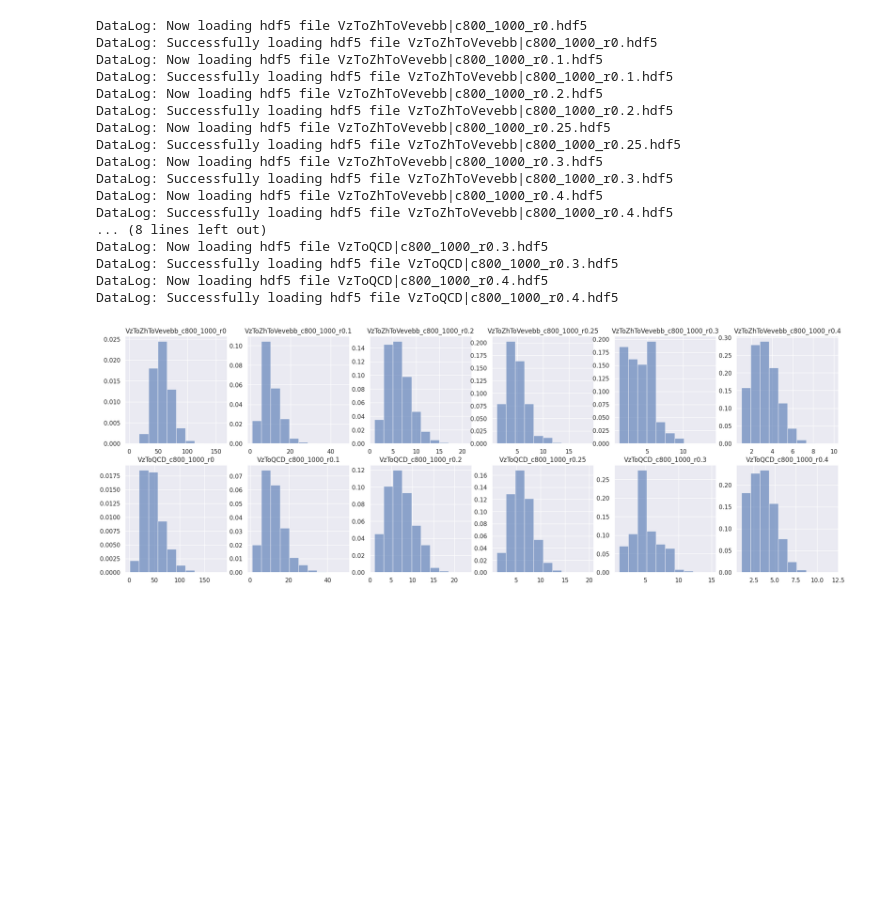
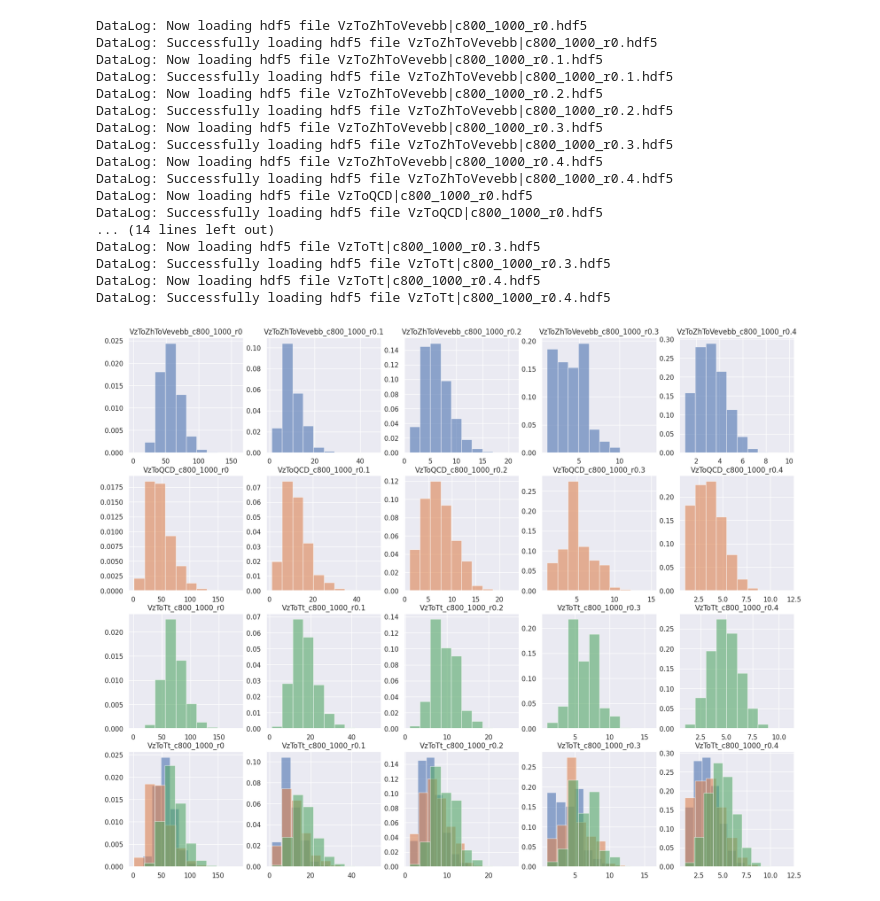
Before and after one commit to maplexgitx0302/QML-QCGNN, a Jupyter notebook: d_h5py_info.ipynb, the cells around one changed output. Cells and saved outputs as stored; diff of their text form; code cells hidden in the pictures; blank space fills up the shorter version.

Commit message:
20231005 Add data VzToTt

```diff
--- a/d_h5py_info.ipynb
+++ b/d_h5py_info.ipynb
@@ -22,7 +8,10 @@ sns.set_theme()
 # %%
-Rs = [0, 0.1, 0.2, 0.25, 0.3, 0.4]
-sig_events = [d_mg5_data.FatJetEvents(channel="VzToZhToVevebb", cut_pt=(800,1000), subjet_radius=R, check_hdf5=True) for R in Rs]
-bkg_events = [d_mg5_data.FatJetEvents(channel="VzToQCD", cut_pt=(800,1000), subjet_radius=R, check_hdf5=True) for R in Rs]
+Rs       = [0, 0.1, 0.2, 0.3, 0.4]
+channels = ["VzToZhToVevebb", "VzToQCD", "VzToTt"]
+events   = [[d_mg5_data.FatJetEvents(channel=c, cut_pt=(800,1000), subjet_radius=R) for R in Rs] for c in channels]
+
+num_radius   = len(Rs)
+num_channels = len(channels)
 # %% [output]
 DataLog: Now loading hdf5 file VzToZhToVevebb|c800_1000_r0.hdf5
 DataLog: Successfully loading hdf5 file VzToZhToVevebb|c800_1000_r0.hdf5
@@ -30,28 +19,29 @@ DataLog: Now loading hdf5 file VzToZhToVevebb|c800_1000_r0.1.hdf5
 DataLog: Successfully loading hdf5 file VzToZhToVevebb|c800_1000_r0.1.hdf5
 DataLog: Now loading hdf5 file VzToZhToVevebb|c800_1000_r0.2.hdf5
 DataLog: Successfully loading hdf5 file VzToZhToVevebb|c800_1000_r0.2.hdf5
-DataLog: Now loading hdf5 file VzToZhToVevebb|c800_1000_r0.25.hdf5
-DataLog: Successfully loading hdf5 file VzToZhToVevebb|c800_1000_r0.25.hdf5
 DataLog: Now loading hdf5 file VzToZhToVevebb|c800_1000_r0.3.hdf5
 DataLog: Successfully loading hdf5 file VzToZhToVevebb|c800_1000_r0.3.hdf5
 DataLog: Now loading hdf5 file VzToZhToVevebb|c800_1000_r0.4.hdf5
 DataLog: Successfully loading hdf5 file VzToZhToVevebb|c800_1000_r0.4.hdf5
-... (8 lines left out)
-DataLog: Now loading hdf5 file VzToQCD|c800_1000_r0.3.hdf5
-DataLog: Successfully loading hdf5 file VzToQCD|c800_1000_r0.3.hdf5
-DataLog: Now loading hdf5 file VzToQCD|c800_1000_r0.4.hdf5
-DataLog: Successfully loading hdf5 file VzToQCD|c800_1000_r0.4.hdf5
+DataLog: Now loading hdf5 file VzToQCD|c800_1000_r0.hdf5
+DataLog: Successfully loading hdf5 file VzToQCD|c800_1000_r0.hdf5
+... (14 lines left out)
+DataLog: Now loading hdf5 file VzToTt|c800_1000_r0.3.hdf5
+DataLog: Successfully loading hdf5 file VzToTt|c800_1000_r0.3.hdf5
+DataLog: Now loading hdf5 file VzToTt|c800_1000_r0.4.hdf5
+DataLog: Successfully loading hdf5 file VzToTt|c800_1000_r0.4.hdf5
 # %%
-def draw_reclustered_num_ptcs(events, ax):
+def draw_reclustered_num_ptcs(events, ax, idx):
     num_subjets = ak.num(events.events["fast_pt"], axis=1)
     ax.hist(num_subjets, bins=10, label=events.channel, range=None,
-        alpha=0.6, density=True, color=plt.rcParams['axes.prop_cycle'].by_key()['color'][0])
+        alpha=0.6, density=True, color=plt.rcParams['axes.prop_cycle'].by_key()['color'][idx])
     ax.set_title(f"{events.channel}_c{800}_{1000}_r{events.subjet_radius}")
 
-fig, axes = plt.subplots(2, len(Rs), figsize=(len(Rs)*4,2*4))
-for i in range(len(Rs)):
-    draw_reclustered_num_ptcs(sig_events[i], axes[0][i])
-    draw_reclustered_num_ptcs(bkg_events[i], axes[1][i])
+fig, axes = plt.subplots(num_channels+1, num_radius, figsize=(num_radius*4,(num_channels+1)*4))
+for i in range(num_radius):
+    for j in range(num_channels):
+        draw_reclustered_num_ptcs(events[j][i], axes[j][i], idx=j)
+        draw_reclustered_num_ptcs(events[j][i], axes[num_channels][i], idx=j)
 # %% [output]
-[figure, old version]
+[figure, new version]
 # %%
```
Also changed, not shown: parts of 2 cells of this notebook, 2 other files.
